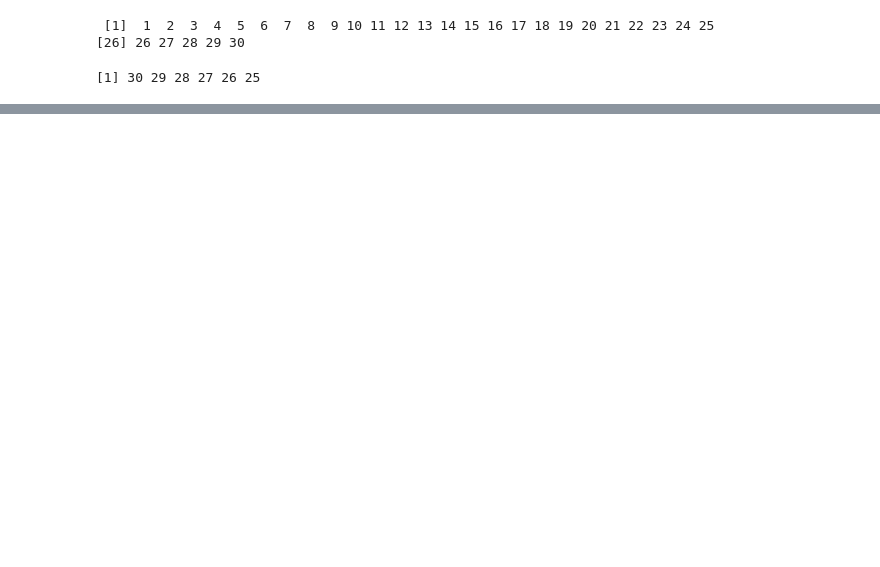
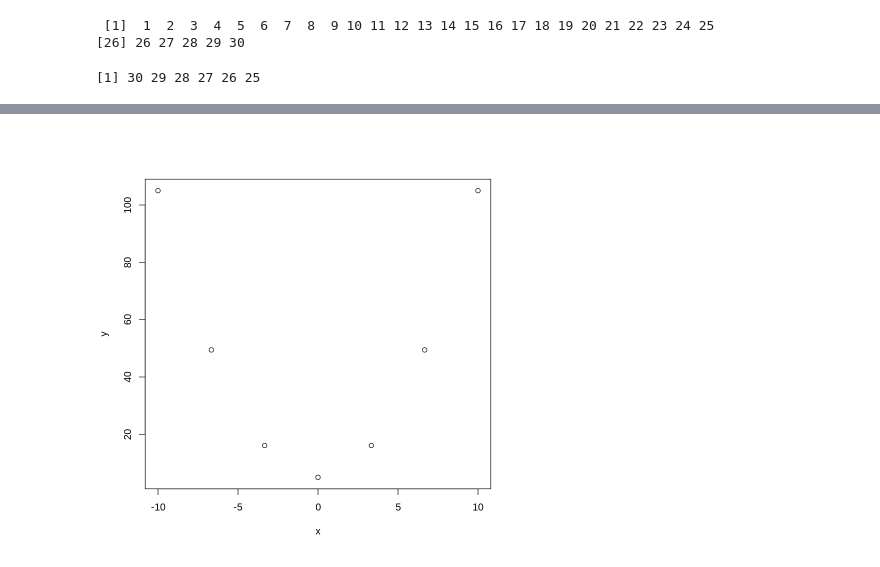
Before and after one commit to EdgarAntonioTorres/fundamentos_progra_big_data, a Jupyter notebook: R.ipynb, the cells around one changed output, grey strips where cells are left out. Saved outputs shown, nothing was run; the diff lists cells and outputs as text; code cells hidden in the pictures; blank space fills up the shorter version.

```diff
--- a/R.ipynb
+++ b/R.ipynb
@@ -179,0 +1911,7 @@ plot(x, sin(x))
+# %%
+# Podemos visualizar funciones de diversas formas
+x <- seq(-10, 10, length.out = 7)
+y <- x^2 + 5
+plot(x, y)
+# %% [output]
+[figure, added]
```
Also changed, not shown: parts of 220 cells of this notebook, 1 other file.
